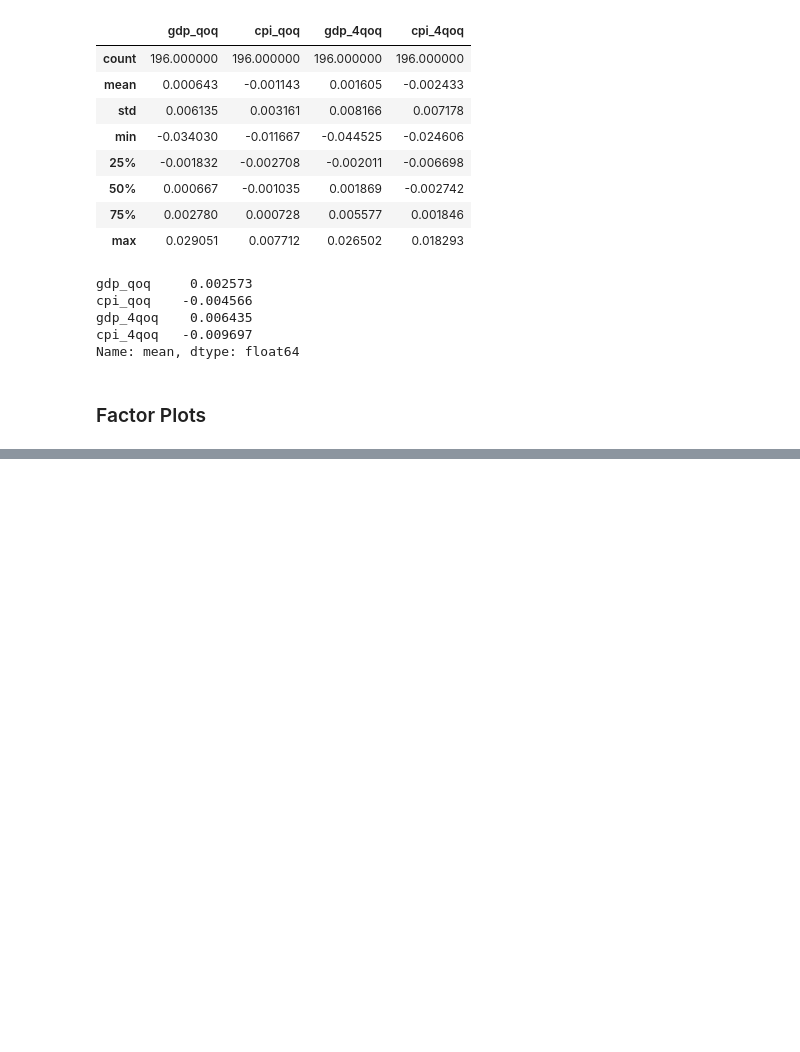
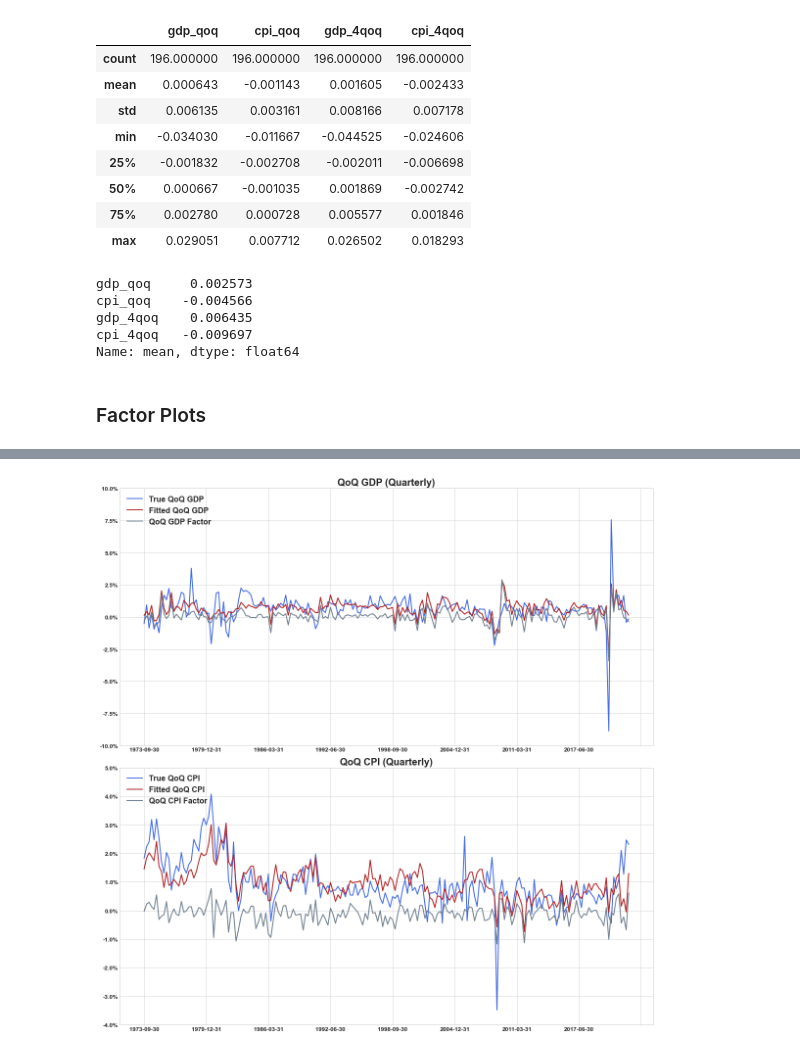
Before and after one commit to santoromano/Macro-Cross-Sectional-Analysis, a Jupyter notebook: mimicking_portfolios.ipynb, the cells around one changed output, grey strips where cells are left out. Cells and saved outputs as stored; diff of their text form; code cells hidden in the pictures; blank space fills up the shorter version.

```diff
--- a/mimicking_portfolios.ipynb
+++ b/mimicking_portfolios.ipynb
@@ -728,0 +681,29 @@ NameError: name 'data' is not defined
+# %%
+fig, ax = plt.subplots(2, 1, figsize=(16,16))
+
+ax1 = quarterly_data["true_gdp_qoq"].plot(ax=ax[0], legend=True, label="True QoQ GDP", color='royalblue', linewidth=2)
+ax1 = quarterly_data["fitted_gdp_qoq"].plot(ax=ax[0], legend=True, label="Fitted QoQ GDP", color='firebrick', linewidth=2)
+ax1 = quarterly_data["gdp_qoq_factor"].plot(ax=ax[0], legend=True, label="QoQ GDP Factor", color='slategrey', linewidth=2)
+ax1.set_title('QoQ GDP (Quarterly)', fontsize=20, weight='bold')
+ax1.legend(loc=2, fontsize=16)
+ax1.set_xlabel("")
+ax1.set_yticks(ax1.get_yticks())
+y_labels = ax1.get_yticks()
+ax1.set_yticklabels([f'{x:0.1%}' for x in y_labels])
+
+
+ax2 = quarterly_data["true_cpi_qoq"].plot(ax=ax[1], legend=True, label="True QoQ CPI", color='royalblue', linewidth=2)
+ax2 = quarterly_data["fitted_cpi_qoq"].plot(ax=ax[1], legend=True, label="Fitted QoQ CPI", color='firebrick', linewidth=2)
+ax2 = quarterly_data["cpi_qoq_factor"].plot(ax=ax[1], legend=True, label="QoQ CPI Factor", color='slategrey', linewidth=2)
+ax2.set_title('QoQ CPI (Quarterly)', fontsize=20, weight='bold')
+ax2.legend(loc=2, fontsize=16)
+ax2.set_xlabel("")
+ax2.set_yticks(ax2.get_yticks())
+y_labels = ax2.get_yticks()
+ax2.set_yticklabels([f'{x:0.1%}' for x in y_labels])
+
+# fig.savefig('quarterly_factors.jpg')
+fig.tight_layout()
+plt.show()
+# %% [output]
+[figure, added]
```
Also changed, not shown: parts of 5 cells of this notebook.
